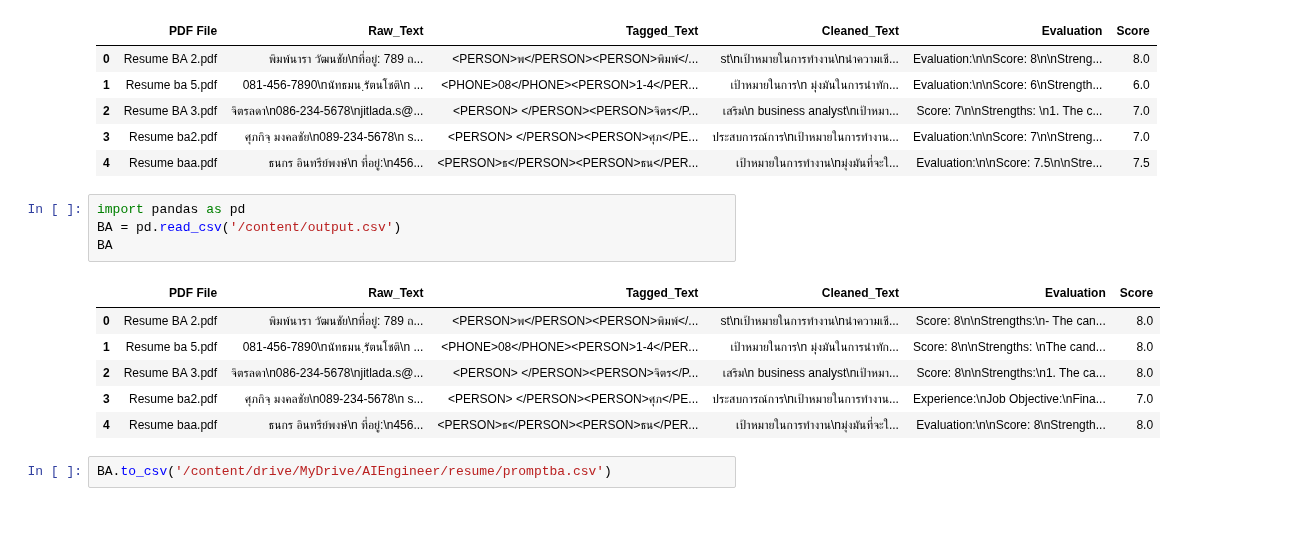
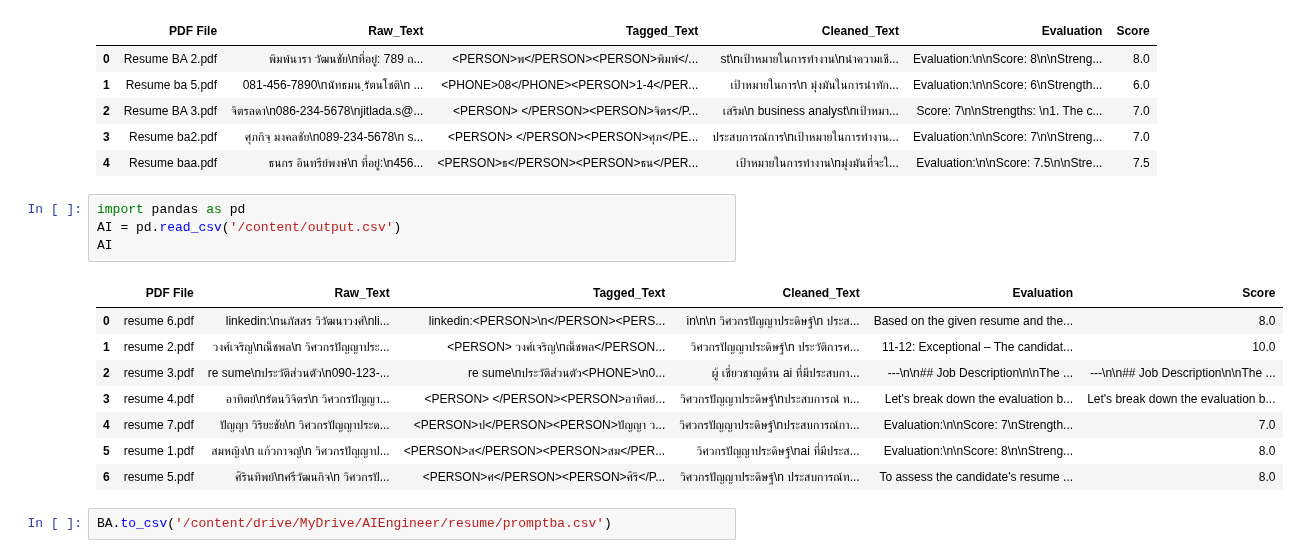
Before and after one commit to nxxk23/AI-Engineer, a Jupyter notebook: extract/gradioprompt.ipynb, the cells around one changed output. Drawn from its saved outputs; the diff is of its cells as text; blank space fills up the shorter version.

```diff
--- a/extract/gradioprompt.ipynb
+++ b/extract/gradioprompt.ipynb
@@ -902,15 +967,17 @@ BA
 | 4 | Resume baa.pdf | ธนกร อินทรีย์พงษ์\n ที่อยู่:\n456... | <PERSON>ธ</PERSON><PERSON>ธน</PER... | เป้าหมายในการทำงาน\nมุ่งมันที่จะใ... | Evaluation:\n\nScore: 7.5\n\nStre... | 7.5 |
 # %%
 import pandas as pd
-BA = pd.read_csv('/content/output.csv')
-BA
+AI = pd.read_csv('/content/output.csv')
+AI
 # %% [output]
 |  | PDF File | Raw_Text | Tagged_Text | Cleaned_Text | Evaluation | Score |
-| 0 | Resume BA 2.pdf | พิมพ์นารา วัฒนชัย\nที่อยู่: 789 ถ... | <PERSON>พ</PERSON><PERSON>พิมพ์</... | st\nเป้าหมายในการทำงาน\nนำความเชี... | Score: 8\n\nStrengths:\n- The can... | 8.0 |
-| 1 | Resume ba 5.pdf | 081-456-7890\nนัทธมน ฺรัตนโชติ\n ... | <PHONE>08</PHONE><PERSON>1-4</PER... | เป้าหมายในการ\n มุ่งมันในการนำทัก... | Score: 8\n\nStrengths: \nThe cand... | 8.0 |
-| 2 | Resume BA 3.pdf | จิตรลดา\n086-234-5678\njitlada.s@... | <PERSON> </PERSON><PERSON>จิตร</P... | เสริม\n business analyst\nเป้าหมา... | Score: 8\n\nStrengths:\n1. The ca... | 8.0 |
-| 3 | Resume ba2.pdf | ศุภกิจฺ มงคลชัย\n089-234-5678\n s... | <PERSON> </PERSON><PERSON>ศุภ</PE... | ประสบการณ์การ\nเป้าหมายในการทำงาน... | Experience:\nJob Objective:\nFina... | 7.0 |
-| 4 | Resume baa.pdf | ธนกร อินทรีย์พงษ์\n ที่อยู่:\n456... | <PERSON>ธ</PERSON><PERSON>ธน</PER... | เป้าหมายในการทำงาน\nมุ่งมันที่จะใ... | Evaluation:\n\nScore: 8\nStrength... | 8.0 |
+| 0 | resume 6.pdf | linkedin:\nนภัสสร วิวัฒนาวงศ์\nli... | linkedin:<PERSON>\n</PERSON><PERS... | in\n\n วิศวกรปัญญาประดิษฐ์\n ประส... | Based on the given resume and the... | 8.0 |
+| 1 | resume 2.pdf | วงศ์เจริญ\nณ็ชพล\n วิศวกรปัญญาประ... | <PERSON> วงศ์เจริญ\nณ็ชพล</PERSON... | วิศวกรปัญญาประดิษฐ์\n ประวัติการศ... | 11-12: Exceptional – The candidat... | 10.0 |
+| 2 | resume 3.pdf | re sume\nประวัติส่วนตัว\n090-123-... | re sume\nประวัติส่วนตัว<PHONE>\n0... | ผู้ เชี่ยวชาญด้าน ai ที่มีประสบกา... | ---\n\n## Job Description\n\nThe ... | ---\n\n## Job Description\n\nThe ... |
+| 3 | resume 4.pdf | อาทิตย์\nรัตนวิจิตร\n วิศวกรปัญญา... | <PERSON> </PERSON><PERSON>อาทิตย์... | วิศวกรปัญญาประดิษฐ์\nประสบการณํ ท... | Let's break down the evaluation b... | Let's break down the evaluation b... |
+| 4 | resume 7.pdf | ปัญญา วิริยะชัย\n วิศวกรปัญญาประด... | <PERSON>ป</PERSON><PERSON>ปัญญา ว... | วิศวกรปัญญาประดิษฐ์\nประสบการณ์กา... | Evaluation:\n\nScore: 7\nStrength... | 7.0 |
+| 5 | resume 1.pdf | สมหญิง\n แก้วกาจญ์\n วิศวกรปัญญาป... | <PERSON>ส</PERSON><PERSON>สม</PER... | วิศวกรปัญญาประดิษฐ์\nai ที่มีประส... | Evaluation:\n\nScore: 8\n\nStreng... | 8.0 |
+| 6 | resume 5.pdf | ศิรินทิพย์\nศรีวัฒนกิจ\n วิศวกรปั... | <PERSON>ศ</PERSON><PERSON>ศิริ</P... | วิศวกรปัญญาประดิษฐ์\n ประสบการณ์ท... | To assess the candidate's resume ... | 8.0 |
 # %%
 BA.to_csv('/content/drive/MyDrive/AIEngineer/resume/promptba.csv')
 # %% [markdown]
```
Also changed, not shown: parts of 6 cells of this notebook.
